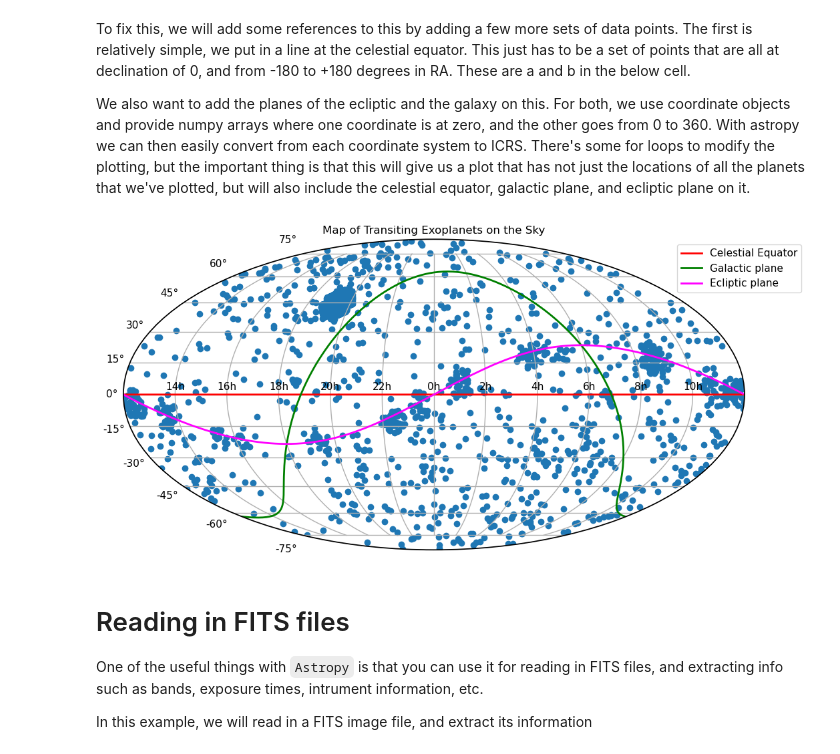
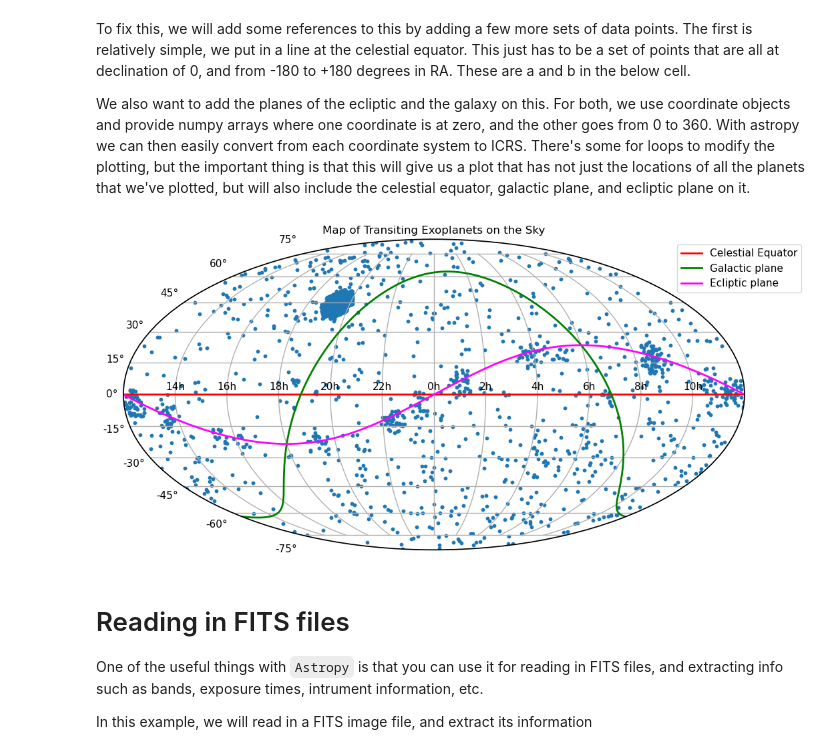
Before and after one commit to daxfeliz/cunybridgebootcamp, a Jupyter notebook: current_and_past_sites/2024_notebooks/Session_05/10_Astropy.ipynb, the cells around one changed output. Saved outputs shown, nothing was run; the diff lists cells and outputs as text; code cells hidden in the pictures.

```diff
--- a/current_and_past_sites/2024_notebooks/Session_05/10_Astropy.ipynb
+++ b/current_and_past_sites/2024_notebooks/Session_05/10_Astropy.ipynb
@@ -271,53 +302,63 @@ b=coord.Angle(np.zeros(len(a))*u.degree)
 
 numpoints=360
 
+#galactic plane coordinates
 galaxy=SkyCoord(l=coord.Angle((np.arange(numpoints))*u.degree),
                 b=coord.Angle(np.zeros(numpoints)*u.degree),
                 frame='galactic')
-
+#galactic plane coordinates in equatorial coordinates
 gal_eq=galaxy.icrs
 
+#ecliptic plane coordinates
 ecliptic=SkyCoord(lon=coord.Angle((np.arange(numpoints))*u.degree),
                   lat=coord.Angle(np.zeros(numpoints)*u.degree),
                   frame='geocentrictrueecliptic')
-
+#ecliptic plane coordinates in equatorial coordinates
 ecl_eq=ecliptic.icrs
 
 
-
+# double checking galactic equatorial coordinates wrap around properly
 fixed_ra=[]
 for item in gal_eq.ra.radian:
     if item < np.pi:
         fixed_ra.append(item)
     else:
         fixed_ra.append(item-2*np.pi)
 i=np.argmin(fixed_ra)
 
 fixed_dec=[x for x in gal_eq.dec.radian]
 
+# double checking ecliptic equatorial coordinates wrap around properly
 fixed_ra_eq=[]
 for item in ecl_eq.ra.radian:
     if item < np.pi:
         fixed_ra_eq.append(item)
     else:
         fixed_ra_eq.append(item-2*np.pi)
 j=np.argmin(fixed_ra_eq)
 
 fixed_dec_eq=[x for x in ecl_eq.dec.radian]
 
 fig = plt.figure(figsize=(12,8))
 ax = fig.add_subplot(111, projection="mollweide")
-plt.title('Map of Transiting Exoplanets on the Sky')
-ax.scatter(ra.radian, dec.radian)
-ax.plot(a.radian, b.radian, color='r', lw=2,label='Celestial Equator')
-ax.plot(fixed_ra[i:]+fixed_ra[:i], fixed_dec[i:]+fixed_dec[:i], color='green', lw=2,label='Galactic plane')
-ax.plot(fixed_ra_eq[j:]+fixed_ra_eq[:j], fixed_dec_eq[j:]+fixed_dec_eq[:j], color='magenta', lw=2,label='Ecliptic plane')
+ax.set_title('Map of Transiting Exoplanets on the Sky')
+ax.scatter(ra.radian, dec.radian, s=10)
+
+ax.plot(a.radian, b.radian,
+        color='r', lw=2,label='Celestial Equator')
+
+ax.plot(fixed_ra[i:]+fixed_ra[:i], fixed_dec[i:]+fixed_dec[:i],
+        color='green', lw=2,label='Galactic plane')
+
+ax.plot(fixed_ra_eq[j:]+fixed_ra_eq[:j], fixed_dec_eq[j:]+fixed_dec_eq[:j],
+        color='magenta', lw=2,label='Ecliptic plane')
+
 ax.set_xticklabels(['14h','16h','18h','20h','22h','0h','2h','4h','6h','8h','10h'])
 ax.grid(True)
 ax.legend(loc='upper right',bbox_to_anchor=[1.1, 1]) #bbox_to_anchor places legend outside subplot
 plt.show()
 # %% [output]
-[figure, old version]
+[figure, new version]
 # %% [markdown]
 # Reading in FITS files
 
```
Also changed, not shown: parts of 25 cells of this notebook, 2 other files.
